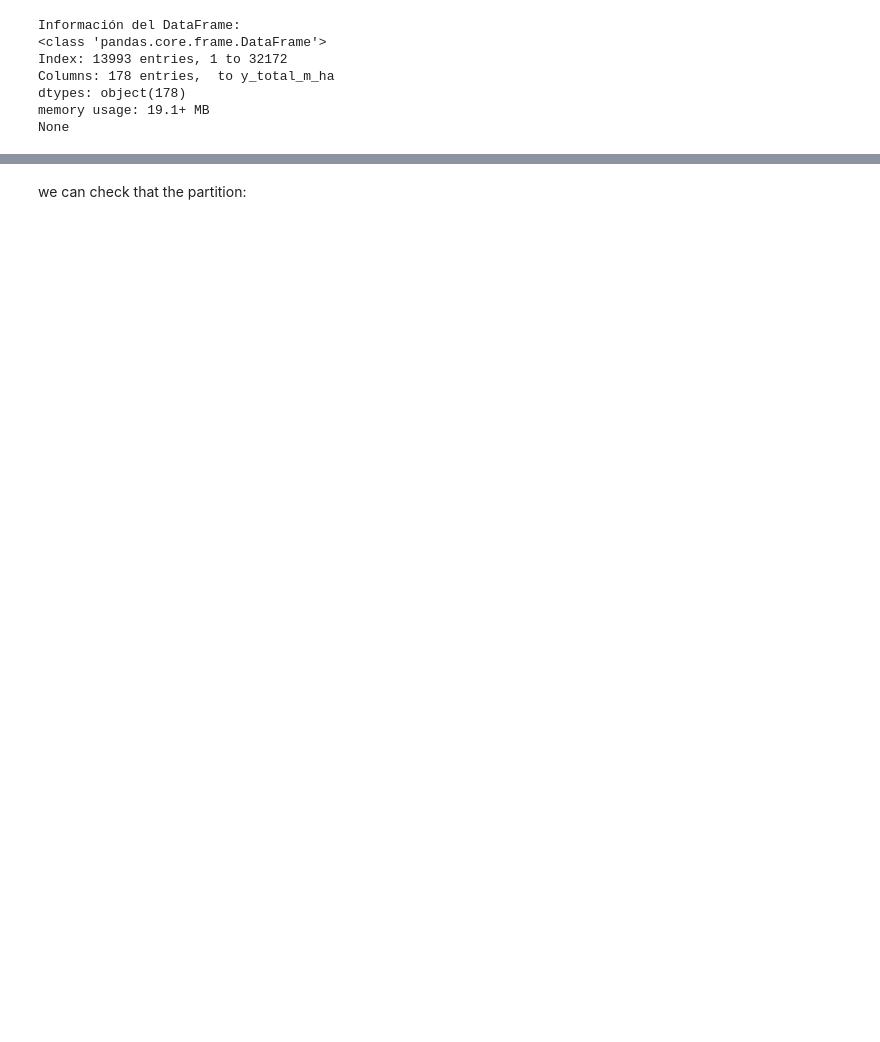
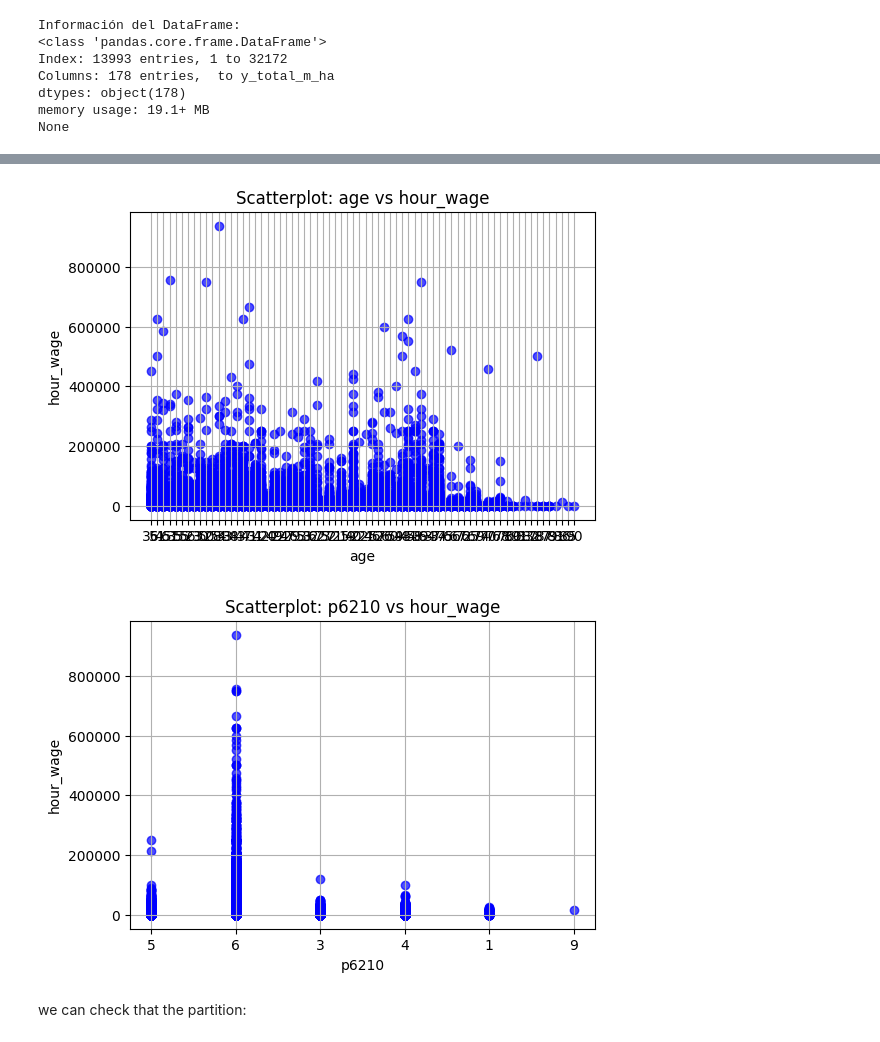
Before and after one commit to carolinabasile/ProblemSet1_MachineLearning, a Jupyter notebook: Analysis.ipynb, the cells around one changed output, grey strips where cells are left out. Cells and saved outputs as stored; diff of their text form; code cells hidden in the pictures; blank space fills up the shorter version.

```diff
--- a/Analysis.ipynb
+++ b/Analysis.ipynb
@@ -109,7 +113,18 @@ for col in wage_hours_related_vars:
     df_limpio[col] = pd.to_numeric(df_limpio[col], errors='coerce')
     print(f"{col} dtype: {df_limpio[col].dtype}")
 
-df_limpio['hour_wage'] = (df_limpio['p6500'] + df_limpio['p7070'])/(df_limpio['hoursWorkActualSecondJob'] + df_limpio['hoursWorkUsual'])
+# Calcular 'hour_wage' teniendo en cuenta los valores NaN
+df_limpio['hour_wage'] = (df_limpio['p6500'].fillna(0) + df_limpio['p7070'].fillna(0)) / \
+                                         (df_limpio['hoursWorkActualSecondJob'].fillna(0) + df_limpio['hoursWorkUsual'].fillna(0))
+
+# Ajustar para casos donde el denominador es cero (para evitar divisiones por cero)
+df_limpio.loc[(df_limpio['hoursWorkActualSecondJob'].fillna(0) + df_limpio['hoursWorkUsual'].fillna(0)) == 0, 'hour_wage'] = np.nan
+
+# Ajustar para casos donde ambos, p6500 y p7070, son NaN
+df_limpio.loc[df_limpio['p6500'].isna() & df_limpio['p7070'].isna(), 'hour_wage'] = np.nan
+
+# Ajustar para casos donde ambos, hoursWorkActualSecondJob y hoursWorkUsual, son NaN
+df_limpio.loc[df_limpio['hoursWorkActualSecondJob'].isna() & df_limpio['hoursWorkUsual'].isna(), 'hour_wage'] = np.nan
 
 wage_hours_related_vars = wage_hours_related_vars + ['hour_wage']
 # %% [output]
@@ -159,15 +197,0 @@ Name: hour_wage, dtype: float64
-# %%
-# Convierto algunas variables de interes a formato numerico
-
-for col in wage_hours_related_vars:
-
-    df_limpio[col] = pd.to_numeric(df_limpio[col], errors='coerce')
-    print(f"{col} dtype: {df_limpio[col].dtype}")
-
-
-    # Y observo la cantidad de missings y reportes de salarios igual a cero existen
-    zero_count = (df_limpio[col] == 0).sum()
-    na_count = df_limpio[col].isna().sum()
-
-    print(f"Number of zeros in '{col}': {zero_count}")
-    print(f"Number of missing values (NA) in '{col}': {na_count}")
@@ -220 +261,21 @@ Basics for data description
+# %%
+
+# Definir las variables independientes y la dependiente
+variables_independientes = [ "age", "clase", "depto", "informal", "microEmpresa",
+                             "p6426", "sex", "sizeFirm","p6210"]
+
+variable_dependiente = "hour_wage"
+
+# Crear scatterplots entre hour_wage y cada variable independiente
+for var in variables_independientes:
+    plt.figure(figsize=(6, 4))
+    plt.scatter(df_limpio[var], df_limpio[variable_dependiente], alpha=0.7, color='b')
+    plt.title(f"Scatterplot: {var} vs {variable_dependiente}")
+    plt.xlabel(var)
+    plt.ylabel(variable_dependiente)
+    plt.grid(True)
+    plt.show()
+# %% [output]
+[figure, added]
+[figure, added]
 # %%
```
Also changed, not shown: parts of 14 cells of this notebook.
